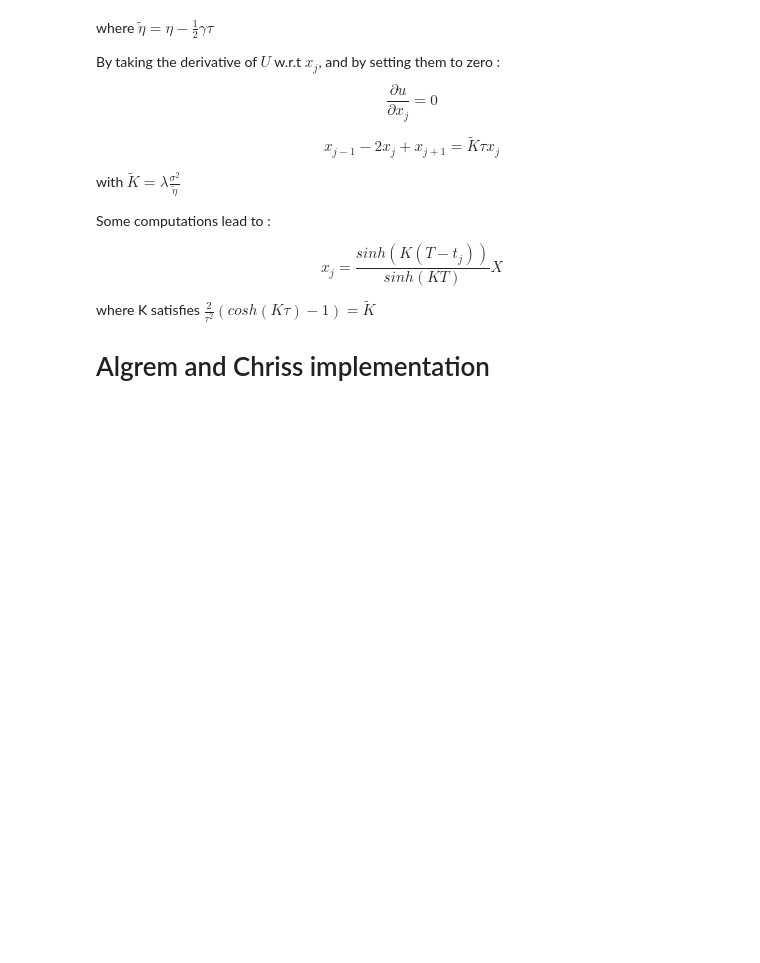
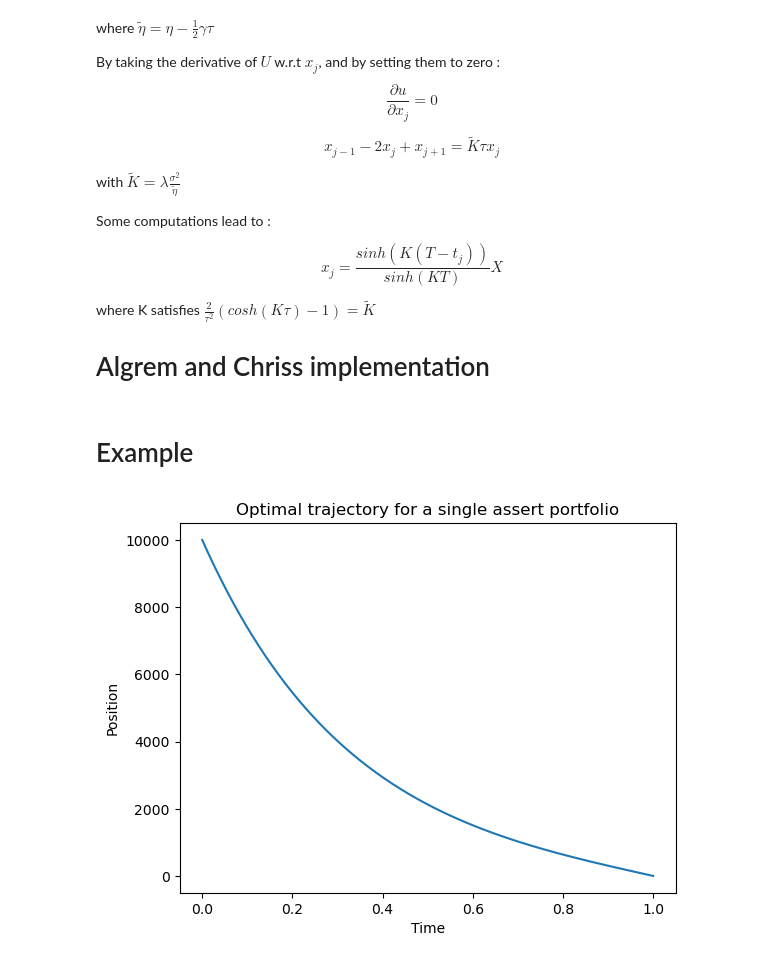
Before and after one commit to hedsto/optimal-strategies-trading, a Jupyter notebook: trading_strategyalmgren_chriss_algorithm.ipynb, the cells around one changed output. Cells and saved outputs as stored; diff of their text form; code cells hidden in the pictures; blank space fills up the shorter version.

```diff
--- a/trading_strategyalmgren_chriss_algorithm.ipynb
+++ b/trading_strategyalmgren_chriss_algorithm.ipynb
@@ -94,11 +94,36 @@ T = 1
 N = 1000
 time = np.linspace(0, T, N)
 dt = time[1] - time[0]
-# %%
-def algrem_chriss(X, gamma, eta, sigma, lamda, N):
-    x =np.array([])
-
-    for k in range(N):
-        t_k = k*dt
-
-        eta_tilde = eta - 0.5
+# %%
+def algrem_chriss(X, gamma, eta, sigma, lamda, N, T):
+    x_portfolio =[]
+    dt = T/N
+
+    for j in range(N):
+        t_j = j*dt
+
+        eta_tilde = eta - 0.5*gamma*dt
+        K_tilde = lamda*sigma**2/eta_tilde
+        K = np.arccosh(0.5 * K_tilde * dt**2 +1)/dt
+
+        x_j = (np.sinh(K*(T-t_j)) / np.sinh(K*T)) * X
+        x_portfolio.append(x_j)
+
+    return x_portfolio
+# %% [markdown]
+# Example
+# %%
+gamma_ex = 10**(-5)
+eta_ex = 10**(-4)
+sigma_ex = 30
+lamda_ex = 10**(-6)
+
+x_strategy = algrem_chriss(X, gamma_ex, eta_ex, sigma_ex, lamda_ex, N, T)
+
+plt.plot(time, x_strategy)
+plt.xlabel('Time')
+plt.ylabel('Position')
+plt.title('Optimal trajectory for a single assert portfolio')
+plt.show()
+# %% [output]
+[figure, added]
```
Also changed, not shown: parts of 8 cells of this notebook.
